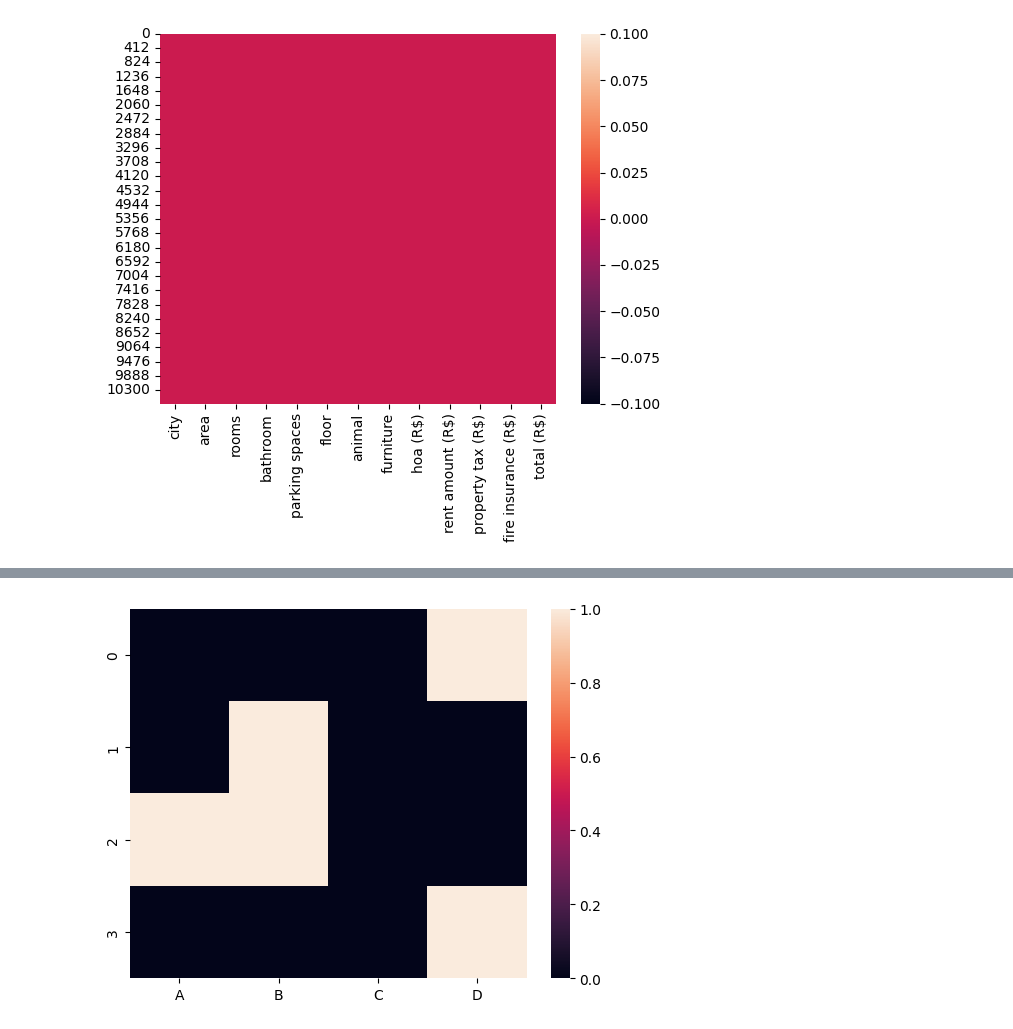
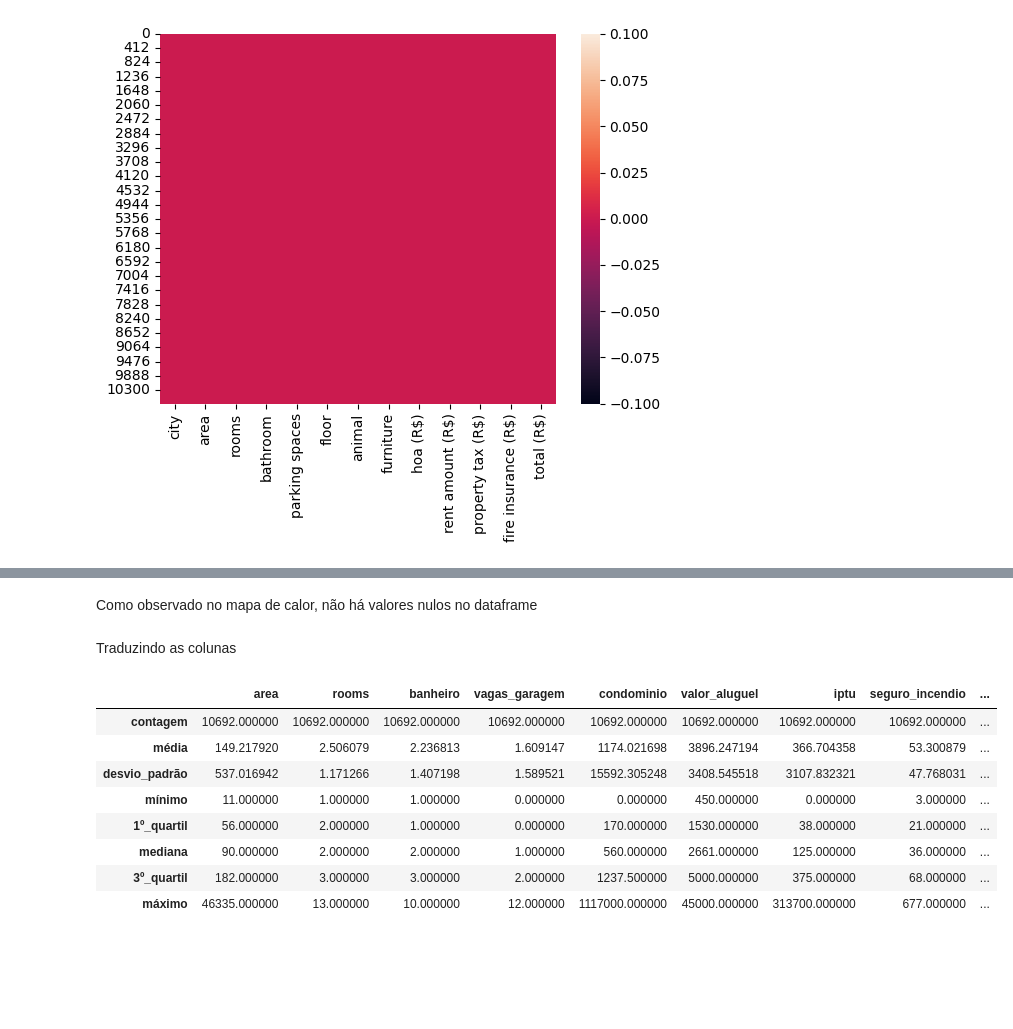
Before and after one commit to Pamplona-C/Notebooks, a Jupyter notebook: IniciaçãoCIentífica.ipynb, the cells around one changed output, grey strips where cells are left out. Saved outputs shown, nothing was run; the diff lists cells and outputs as text; code cells hidden in the pictures; blank space fills up the shorter version.

```diff
--- a/IniciaçãoCIentífica.ipynb
+++ b/IniciaçãoCIentífica.ipynb
@@ -101,4 +78,4 @@ dtype: int64
-# %%
-sns.heatmap(df2.isnull());
-# %% [output]
-[figure, removed]
+# %% [markdown]
+Como observado no mapa de calor, não há valores nulos no dataframe
+# %% [markdown]
+Traduzindo as colunas
@@ -104,0 +92,24 @@ sns.heatmap(df2.isnull());
+# %%
+temp = df.describe()
+
+temp = temp.rename(index={
+    'count': 'contagem',
+    'mean': 'média',
+    'std': 'desvio_padrão',
+    'min': 'mínimo',
+    '25%': '1º_quartil',
+    '50%': 'mediana',
+    '75%': '3º_quartil',
+    'max': 'máximo'
+})
+temp.style.background_gradient(cmap='Oranges')
+# %% [output]
+|  | area | rooms | banheiro | vagas_garagem | condominio | valor_aluguel | iptu | seguro_incendio | ... |
+| contagem | 10692.000000 | 10692.000000 | 10692.000000 | 10692.000000 | 10692.000000 | 10692.000000 | 10692.000000 | 10692.000000 | ... |
+| média | 149.217920 | 2.506079 | 2.236813 | 1.609147 | 1174.021698 | 3896.247194 | 366.704358 | 53.300879 | ... |
+| desvio_padrão | 537.016942 | 1.171266 | 1.407198 | 1.589521 | 15592.305248 | 3408.545518 | 3107.832321 | 47.768031 | ... |
+| mínimo | 11.000000 | 1.000000 | 1.000000 | 0.000000 | 0.000000 | 450.000000 | 0.000000 | 3.000000 | ... |
+| 1º_quartil | 56.000000 | 2.000000 | 1.000000 | 0.000000 | 170.000000 | 1530.000000 | 38.000000 | 21.000000 | ... |
+| mediana | 90.000000 | 2.000000 | 2.000000 | 1.000000 | 560.000000 | 2661.000000 | 125.000000 | 36.000000 | ... |
+| 3º_quartil | 182.000000 | 3.000000 | 3.000000 | 2.000000 | 1237.500000 | 5000.000000 | 375.000000 | 68.000000 | ... |
+| máximo | 46335.000000 | 13.000000 | 10.000000 | 12.000000 | 1117000.000000 | 45000.000000 | 313700.000000 | 677.000000 | ... |
```
Also changed, not shown: parts of 8 cells of this notebook.
